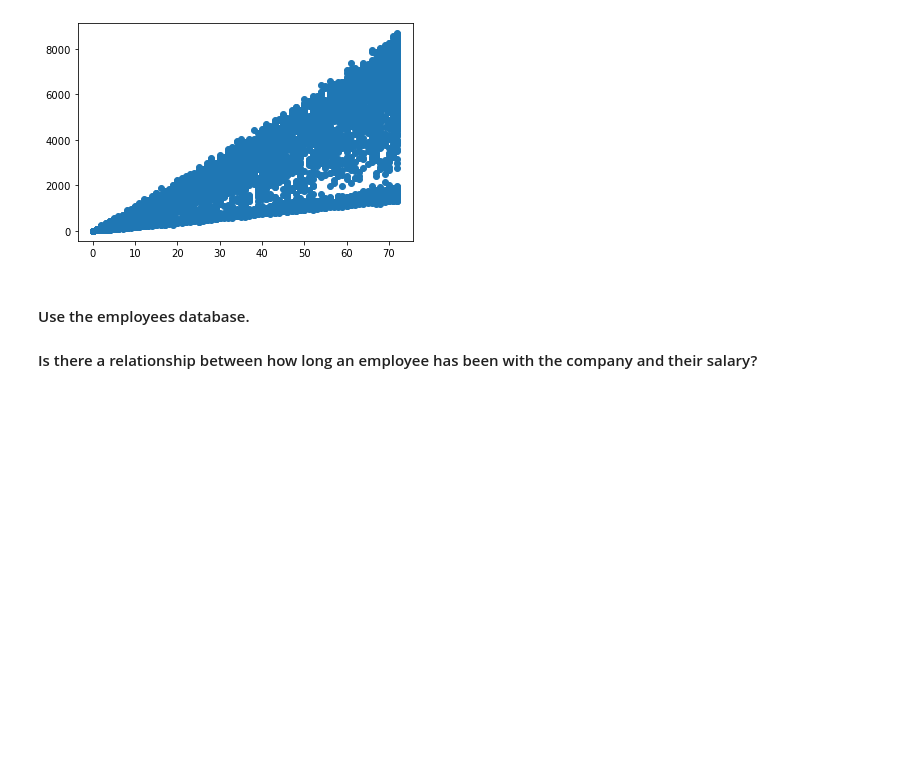
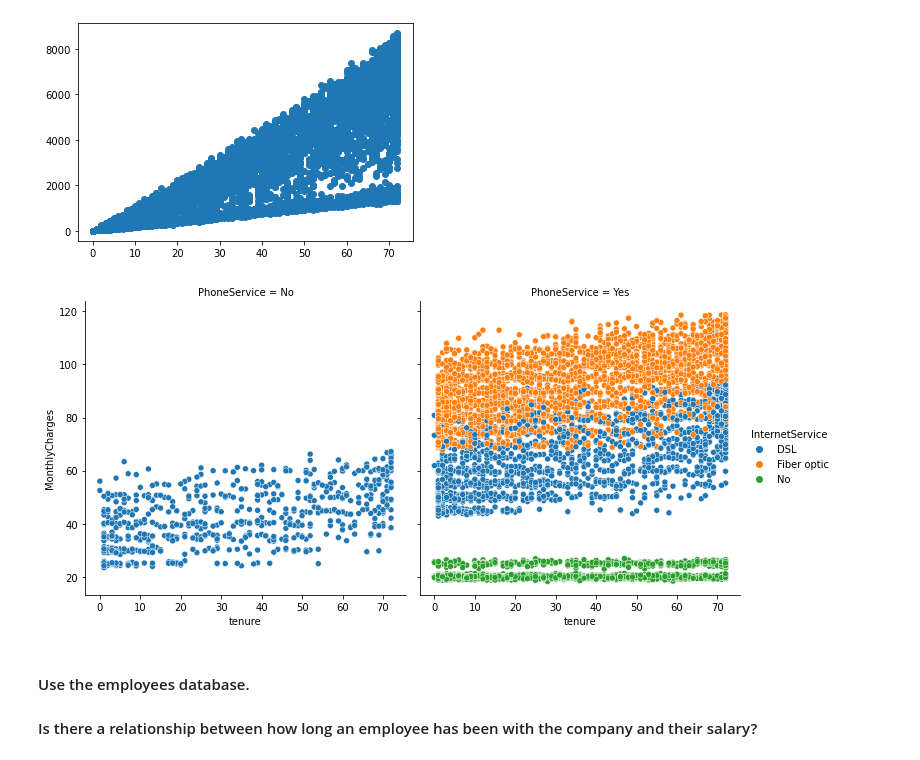
Before and after one commit to dashbringhurst/statistics-exercises, a Jupyter notebook: hypothesis_testing.ipynb, the cells around one changed output. Cells and saved outputs as stored; diff of their text form; code cells hidden in the pictures; blank space fills up the shorter version.

```diff
--- a/hypothesis_testing.ipynb
+++ b/hypothesis_testing.ipynb
@@ -359,6 +365,13 @@ plt.scatter(df.tenure, df.TotalCharges)
 # %% [output]
 <matplotlib.collections.PathCollection at 0x...>
 [figure]
+# %%
+sns.relplot(data=df, x=df.tenure, y=df.MonthlyCharges,
+            col=df.PhoneService, hue=df.InternetService)
+
+plt.show()
+# %% [output]
+[figure, added]
 # %% [markdown]
 #### Use the employees database.
 #### Is there a relationship between how long an employee has been with the company and their salary?
```
Also changed, not shown: parts of 114 cells of this notebook.
